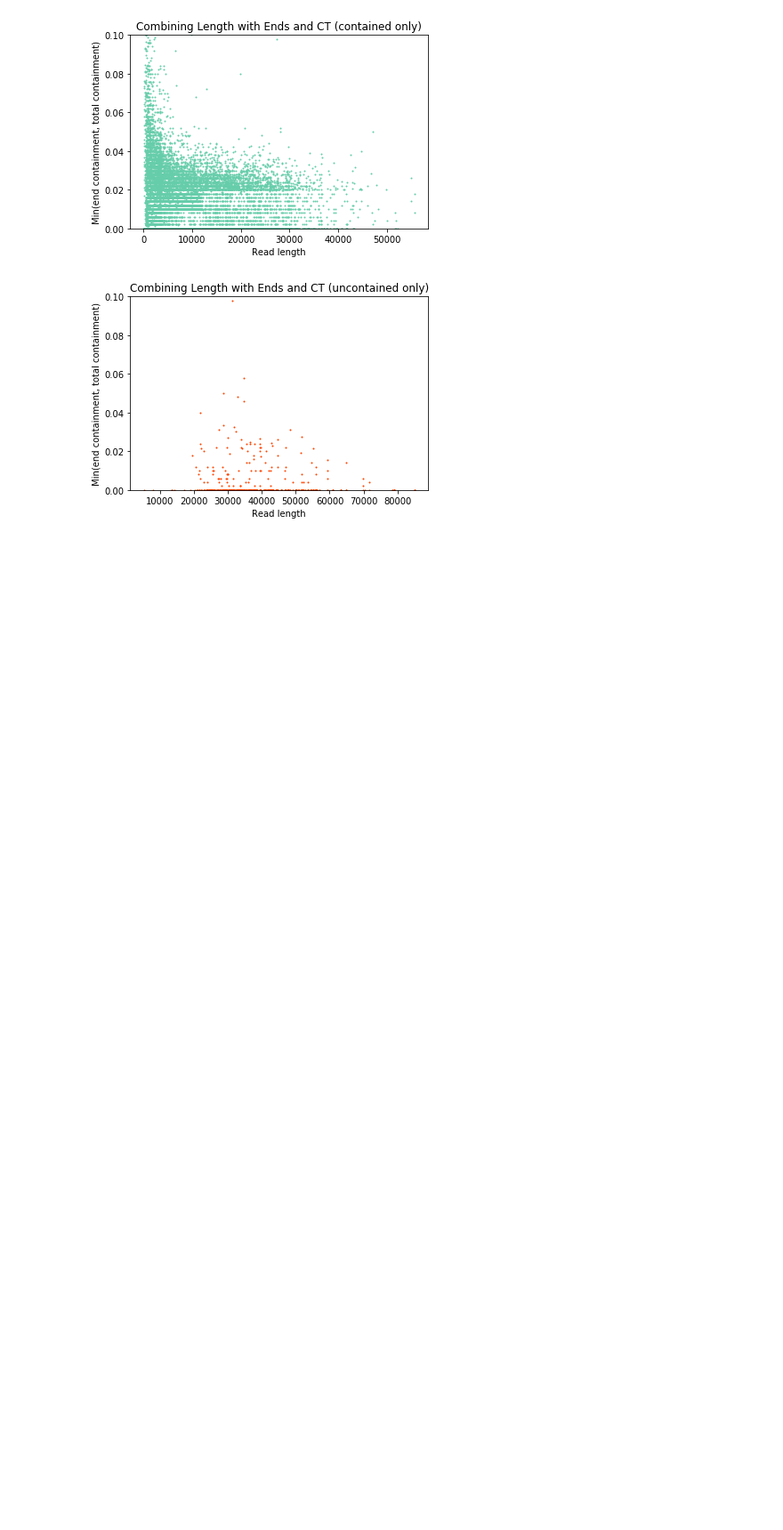
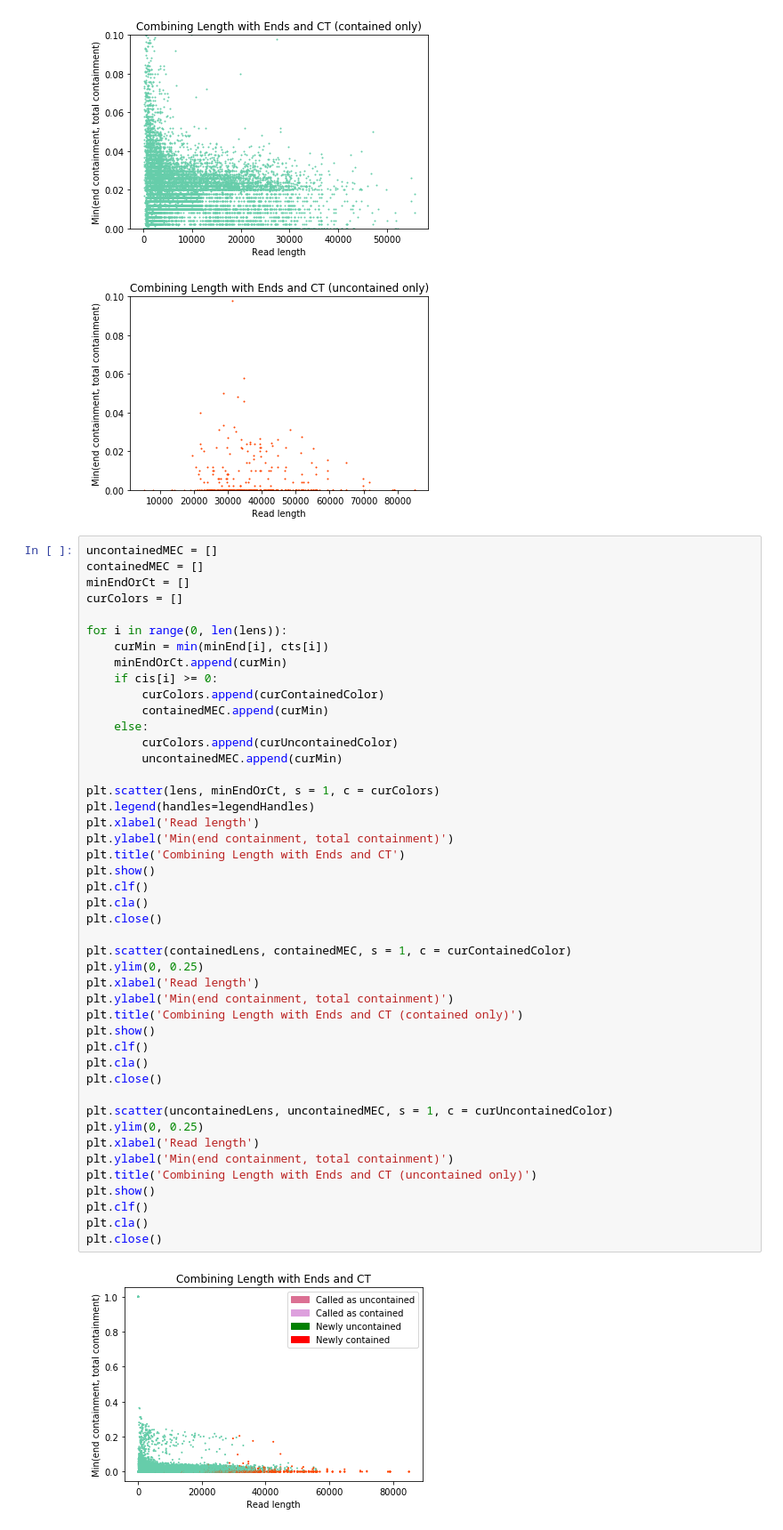
Before and after one commit to mkirsche/ContainedReadRemoval, a Jupyter notebook: sim/AnalyzeContainment.ipynb, the cells around one changed output. Shown at 89% size. Drawn from its saved outputs; the diff is of its cells as text; blank space fills up the shorter version.

```diff
--- a/sim/AnalyzeContainment.ipynb
+++ b/sim/AnalyzeContainment.ipynb
@@ -796,3 +860,50 @@ plt.close()
 [figure]
 [figure]
 [figure]
+# %%
+uncontainedMEC = []
+containedMEC = []
+minEndOrCt = []
+curColors = []
+
+for i in range(0, len(lens)):
+    curMin = min(minEnd[i], cts[i])
+    minEndOrCt.append(curMin)
+    if cis[i] >= 0:
+        curColors.append(curContainedColor)
+        containedMEC.append(curMin)
+    else:
+        curColors.append(curUncontainedColor)
+        uncontainedMEC.append(curMin)
+
+plt.scatter(lens, minEndOrCt, s = 1, c = curColors)
+plt.legend(handles=legendHandles)
+plt.xlabel('Read length')
+plt.ylabel('Min(end containment, total containment)')
+plt.title('Combining Length with Ends and CT')
+plt.show()
+plt.clf()
+plt.cla()
+plt.close()
+
+plt.scatter(containedLens, containedMEC, s = 1, c = curContainedColor)
+plt.ylim(0, 0.25)
+plt.xlabel('Read length')
+plt.ylabel('Min(end containment, total containment)')
+plt.title('Combining Length with Ends and CT (contained only)')
+plt.show()
+plt.clf()
+plt.cla()
+plt.close()
+
+plt.scatter(uncontainedLens, uncontainedMEC, s = 1, c = curUncontainedColor)
+plt.ylim(0, 0.25)
+plt.xlabel('Read length')
+plt.ylabel('Min(end containment, total containment)')
+plt.title('Combining Length with Ends and CT (uncontained only)')
+plt.show()
+plt.clf()
+plt.cla()
+plt.close()
+# %% [output]
+[figure, added]
```
Also changed, not shown: parts of 4 cells of this notebook.
